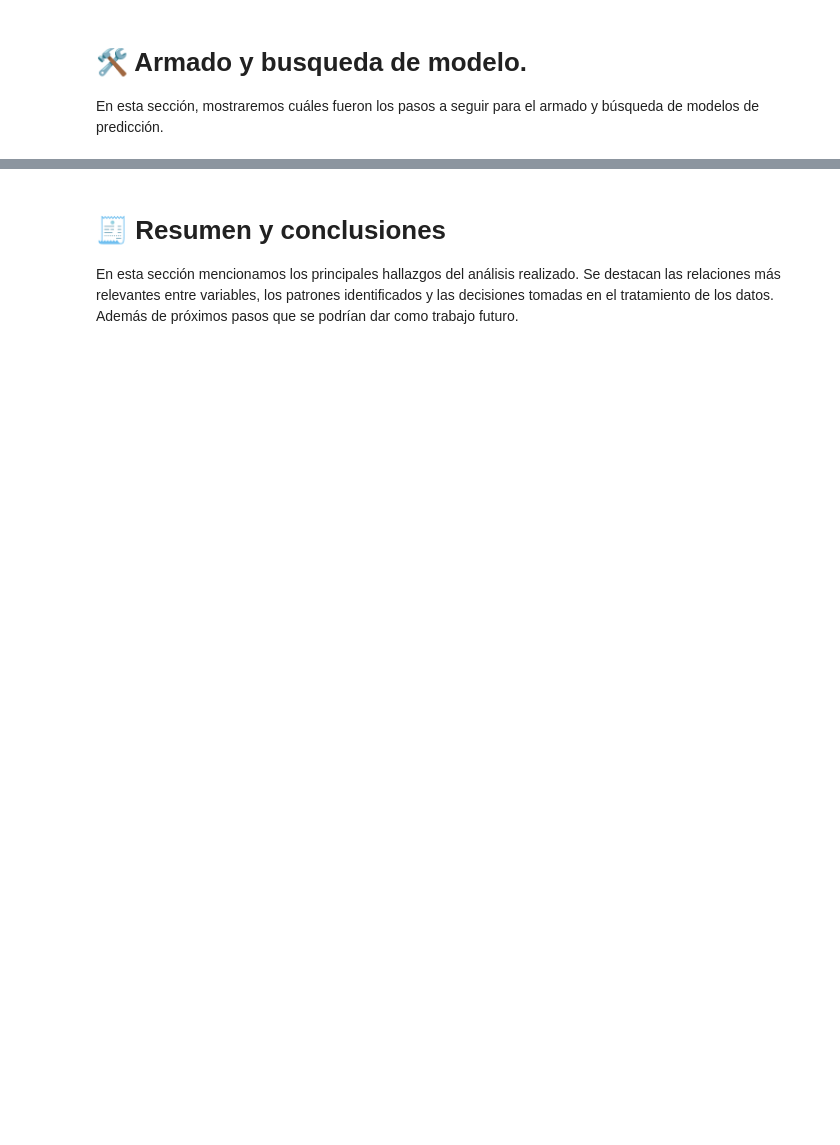
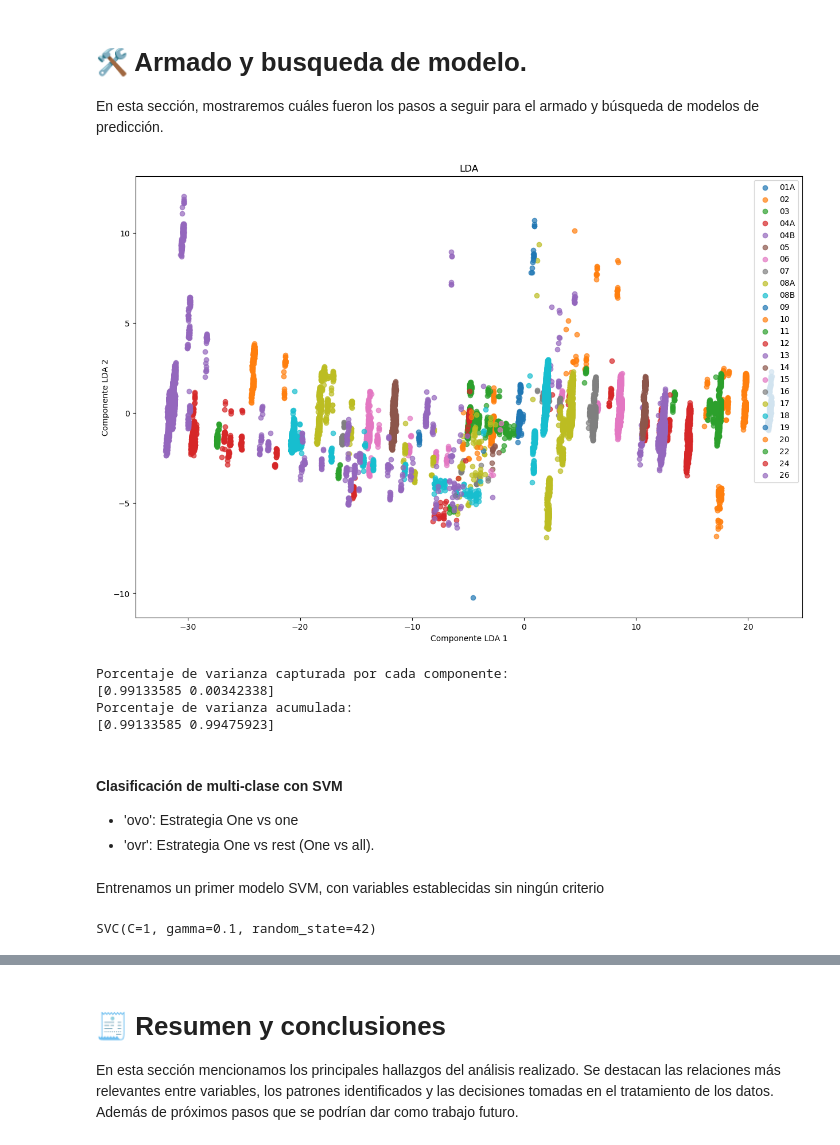
Before and after one commit to gjmv/CEIA_2025_B2_AMq_TP, a Jupyter notebook: TP.ipynb, the cells around one changed output, grey strips where cells are left out. Cells and saved outputs as stored; diff of their text form; code cells hidden in the pictures; blank space fills up the shorter version.

Commit message:
Agrega transformación de variables y modelo SVM con optimizacion bayesiana. Algunos ajustes mas

```diff
--- a/TP.ipynb
+++ b/TP.ipynb
@@ -478,0 +571,21 @@ sns.heatmap(corr.iloc[0:12,0:12], mask=mask[0:12,0:12], cmap=cmap, vmax=1, cente
+# %%
+numericas_salida = numericas # las numéricas transformadas
+ordinales_salida = ordinales # las ordinales transformadas
+nominales_salida = cardinalidad_media # las categoricas de cardinalidad media transformadas
+
+binarias_salida = pipeline.named_steps['preprocessor'].named_transformers_['bin'].named_steps['onehot'].get_feature_names_out(cardinalidad_baja)
+
+# Armamos los nombres de las variables en orden de acuerdo a la pipeline
+transformed_feature_names = (
+    list(numericas_salida) +
+    list(ordinales_salida) +
+    list(binarias_salida) +
+    list(nominales_salida)
+)
+
+# Reconstruimos el dataframe procesado
+X_train_preproc = pd.DataFrame(X_train_procesado, columns=transformed_feature_names)
+X_test_preproc = pd.DataFrame(X_test_procesado, columns=transformed_feature_names)
+
+with pd.option_context('display.max_columns', None):
+    display(X_train_preproc.head(10))
@@ -505,0 +608,43 @@ X_train, X_test, y_train, y_test = train_test_split(X, y, test_size=0.2, random_
+# %%
+# Aplicamos reducción LDA para visualizar las clases
+
+from sklearn.discriminant_analysis import LinearDiscriminantAnalysis
+
+lda = LinearDiscriminantAnalysis(n_components=2)
+X_train_lda = lda.fit_transform(X_train_preproc, y_train)
+
+target_names = y.cat.categories
+plt.figure(figsize=(15, 10))
+for _, target_name in enumerate(target_names):
+    plt.scatter(X_train_lda[y_train == target_name, 0], X_train_lda[y_train == target_name, 1], label=target_name, alpha=0.7)
+plt.xlabel("Componente LDA 1")
+plt.ylabel("Componente LDA 2")
+plt.legend()
+plt.title("LDA")
+plt.show()
+
+print(f"Porcentaje de varianza capturada por cada componente:\n{lda.explained_variance_ratio_}")
+print(f"Porcentaje de varianza acumulada:\n{np.cumsum(lda.explained_variance_ratio_)}")
+
+# Aplicamos a los datos de test
+X_test_lda = lda.transform(X_test_preproc)
+# %% [output]
+[figure, added]
+Porcentaje de varianza capturada por cada componente:
+[0.99133585 0.00342338]
+Porcentaje de varianza acumulada:
+[0.99133585 0.99475923]
+# %% [markdown]
+#### Clasificación de multi-clase con SVM
+
+- 'ovo': Estrategia One vs one
+- 'ovr': Estrategia One vs rest (One vs all).
+# %% [markdown]
+Entrenamos un primer modelo SVM, con variables establecidas sin ningún criterio
+# %%
+from sklearn.svm import SVC
+
+svm_rbf_ovr = SVC(kernel="rbf", C=1, gamma=0.1, decision_function_shape='ovr', random_state=42);
+svm_rbf_ovr.fit(X_train_lda, y_train)
+# %% [output]
+SVC(C=1, gamma=0.1, random_state=42)
```
Also changed, not shown: parts of 20 cells of this notebook.
